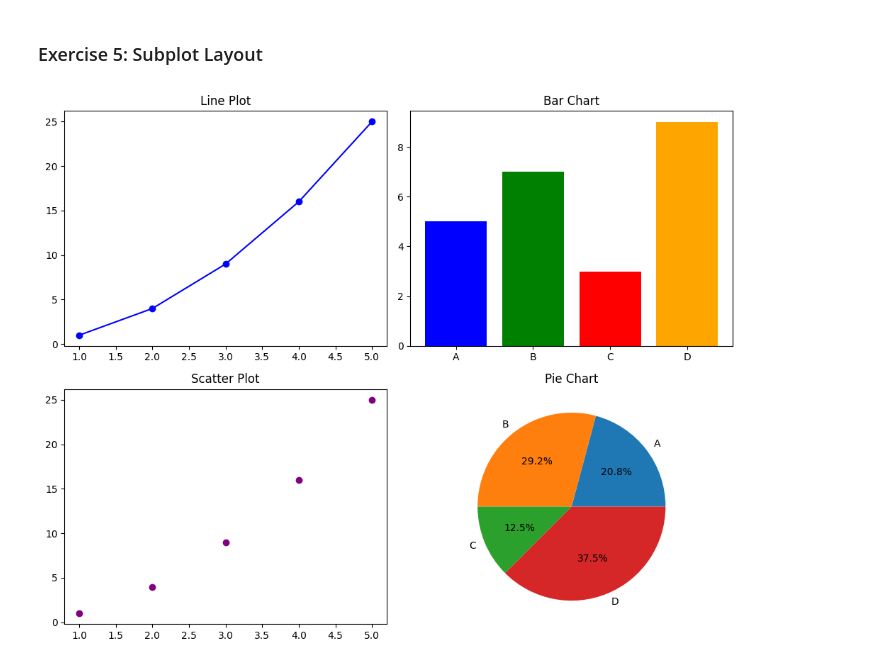
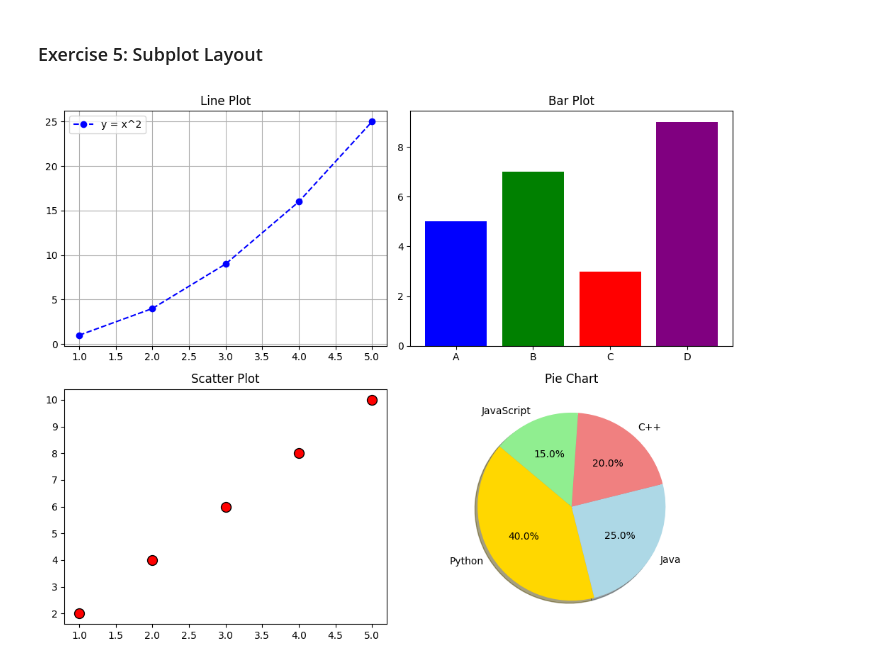
Before and after one commit to priyankachanvir26/python-jupyter-template, a Jupyter notebook: src/5-subplot.ipynb, the cells around one changed output. Drawn from its saved outputs; the diff is of its cells as text; code cells hidden in the pictures.

```diff
--- a/src/5-subplot.ipynb
+++ b/src/5-subplot.ipynb
@@ -5,36 +5,39 @@
 # Plot a line chart in the first subplot, a bar chart in the second, a scatter plot in the third, and a pie chart in the fourth.
 # %%
 import matplotlib.pyplot as plt
+import numpy as np
 
-# Define data
-x = [1, 2, 3, 4, 5]
-y = [i**2 for i in x]
+# Data
+x = np.arange(1, 6)
+y = x ** 2
 categories = ['A', 'B', 'C', 'D']
 values = [5, 7, 3, 9]
+scatter_x = [1, 2, 3, 4, 5]
+scatter_y = [2, 4, 6, 8, 10]
+pie_labels = ['Python', 'Java', 'C++', 'JavaScript']
+pie_sizes = [40, 25, 20, 15]
 
-# Check if data is valid
-if len(x) == len(y) and len(categories) == len(values):
-    fig, axs = plt.subplots(2, 2, figsize=(10, 8))
+fig, axes = plt.subplots(2, 2, figsize=(10, 8))
 
-    # Line Plot
-    axs[0, 0].plot(x, y, marker='o', linestyle='-', color='blue')
-    axs[0, 0].set_title("Line Plot")
+# Line Plot
+axes[0, 0].plot(x, y, marker='o', linestyle='--', color='b', label='y = x^2')
+axes[0, 0].set_title("Line Plot")
+axes[0, 0].legend()
+axes[0, 0].grid(True)
 
-    # Bar Plot
-    axs[0, 1].bar(categories, values, color=['blue', 'green', 'red', 'orange'])
-    axs[0, 1].set_title("Bar Chart")
+# Bar Chart
+axes[0, 1].bar(categories, values, color=['blue', 'green', 'red', 'purple'])
+axes[0, 1].set_title("Bar Plot")
 
-    # Scatter Plot
-    axs[1, 0].scatter(x, y, color='purple')
-    axs[1, 0].set_title("Scatter Plot")
+# Scatter Plot
+axes[1, 0].scatter(scatter_x, scatter_y, color='red', edgecolor='black', s=100)
+axes[1, 0].set_title("Scatter Plot")
 
-    # Pie Chart
-    axs[1, 1].pie(values, labels=categories, autopct='%1.1f%%')
-    axs[1, 1].set_title("Pie Chart")
+# Pie Chart
+axes[1, 1].pie(pie_sizes, labels=pie_labels, autopct='%1.1f%%', startangle=140, shadow=True, colors=['gold', 'lightblue', 'lightcoral', 'lightgreen'])
+axes[1, 1].set_title("Pie Chart")
 
-    plt.tight_layout()
-    plt.show()
-else:
-    print("Error: Data is not valid for subplots.")
+plt.tight_layout()
+plt.show()
 # %% [output]
-[figure, old version]
+[figure, new version]
```
Also changed, not shown: 5 other files.
